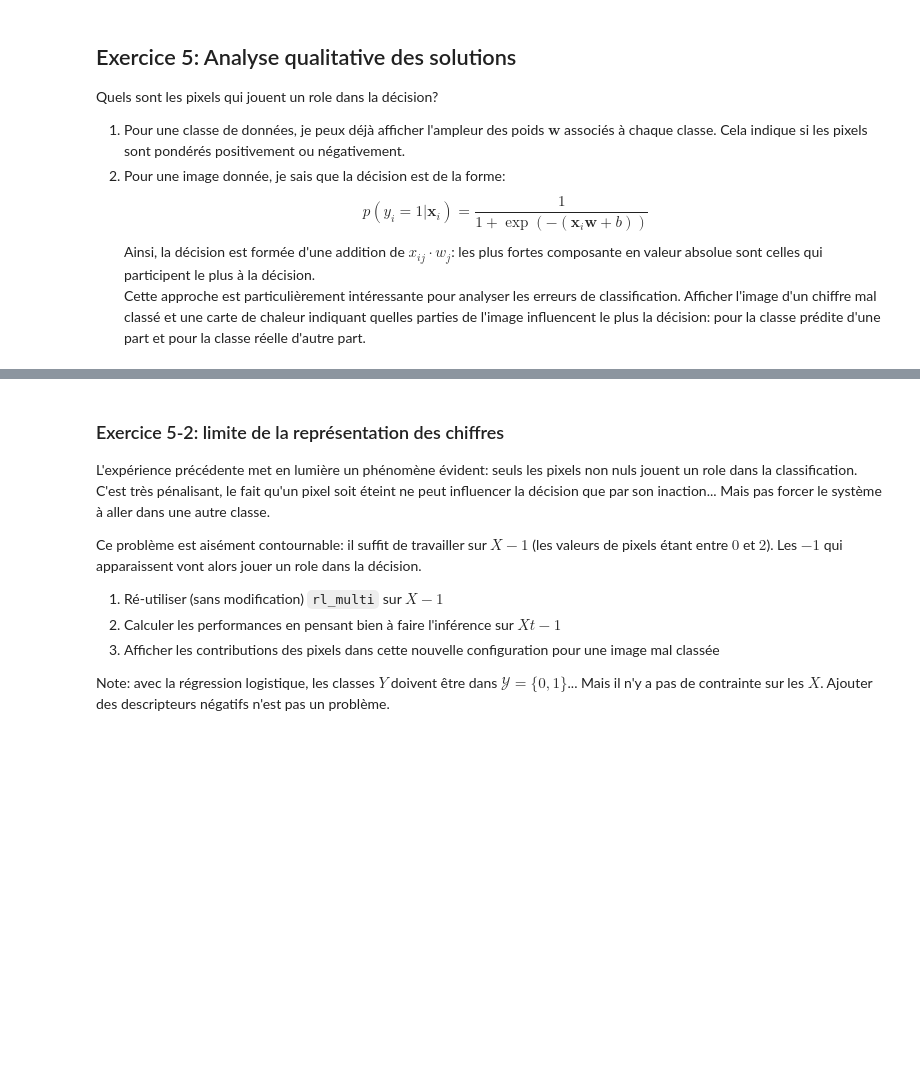
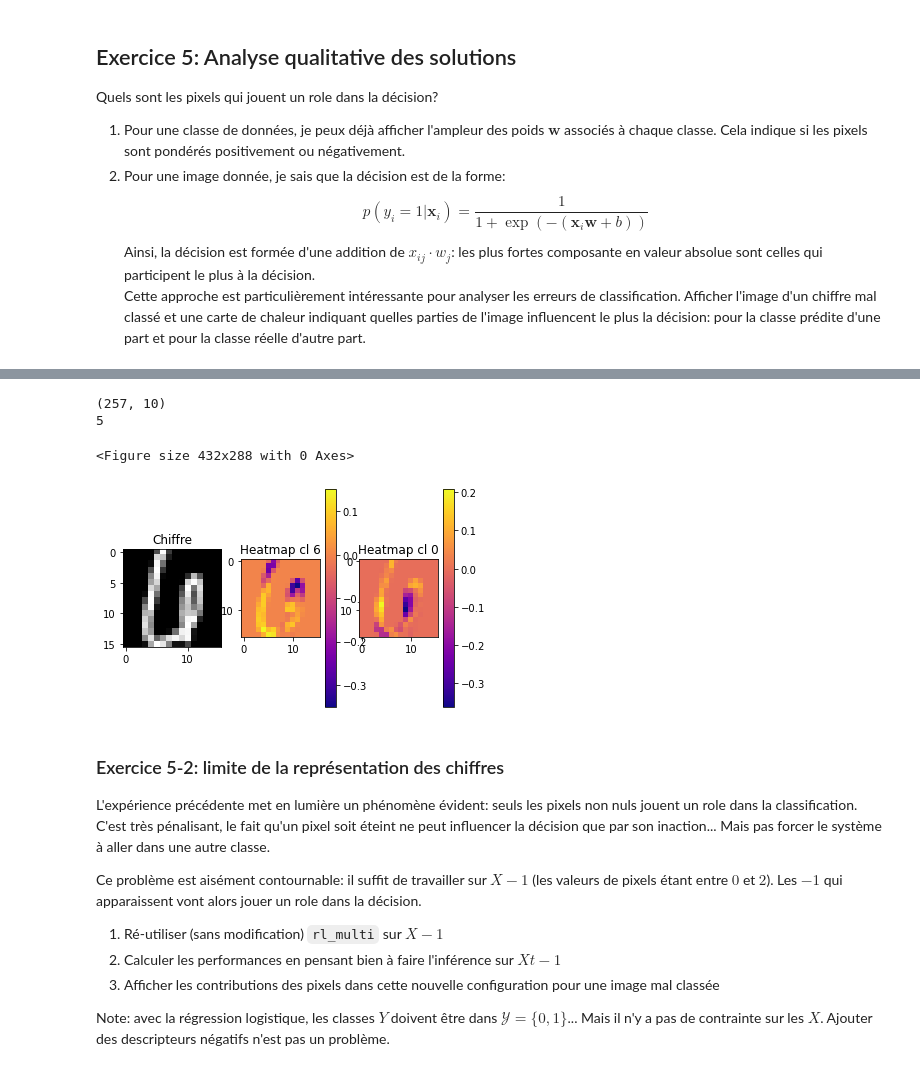
Before and after one commit to hanzopgp/MasterBioInformaticsPTs, a Jupyter notebook: S1/MAPSI/TME/TME10/TME10DurandEnzo.ipynb, the cells around one changed output, grey strips where cells are left out. Drawn from its saved outputs; the diff is of its cells as text; code cells hidden in the pictures; blank space fills up the shorter version.

```diff
--- a/S1/MAPSI/TME/TME10/TME10DurandEnzo.ipynb
+++ b/S1/MAPSI/TME/TME10/TME10DurandEnzo.ipynb
@@ -408,23 +428,31 @@ for i in range(10):
 # %%
 # trouver un échantillon mal classé (PAS DE CODE A AJOUTER):
+
+W = W.T
+W = W[:-1]
 
 index = np.where(Y != Y_pred)[0][0] # parmi les points d'apprentissage
 print(index)
 
 plt.figure()
 plt.subplots(1,3)
 plt.subplot(1,3,1)
 plt.imshow(X[index].reshape(16,16),cmap="gray")
 plt.title("Chiffre")
 plt.subplot(1,3,2)
 plt.imshow((X[index]*W[:,int(Y[index])]).reshape(16,16),cmap="plasma")
 plt.colorbar()
 plt.title("Heatmap cl "+str(int(Y[index])))
 plt.subplot(1,3,3)
 plt.imshow((X[index]*W[:,int(Y_pred[index])]).reshape(16,16),cmap="plasma")
 plt.title("Heatmap cl "+str(int(Y_pred[index])))
 plt.colorbar()
 plt.savefig("malclasse.png")
+# %% [output]
+(257, 10)
+5
+<Figure size 432x288 with 0 Axes>
+[figure, added]
 # %% [markdown]
 ### Exercice 5-2: limite de la représentation des chiffres
 
```
Also changed, not shown: parts of 10 cells of this notebook, 3 other files.
